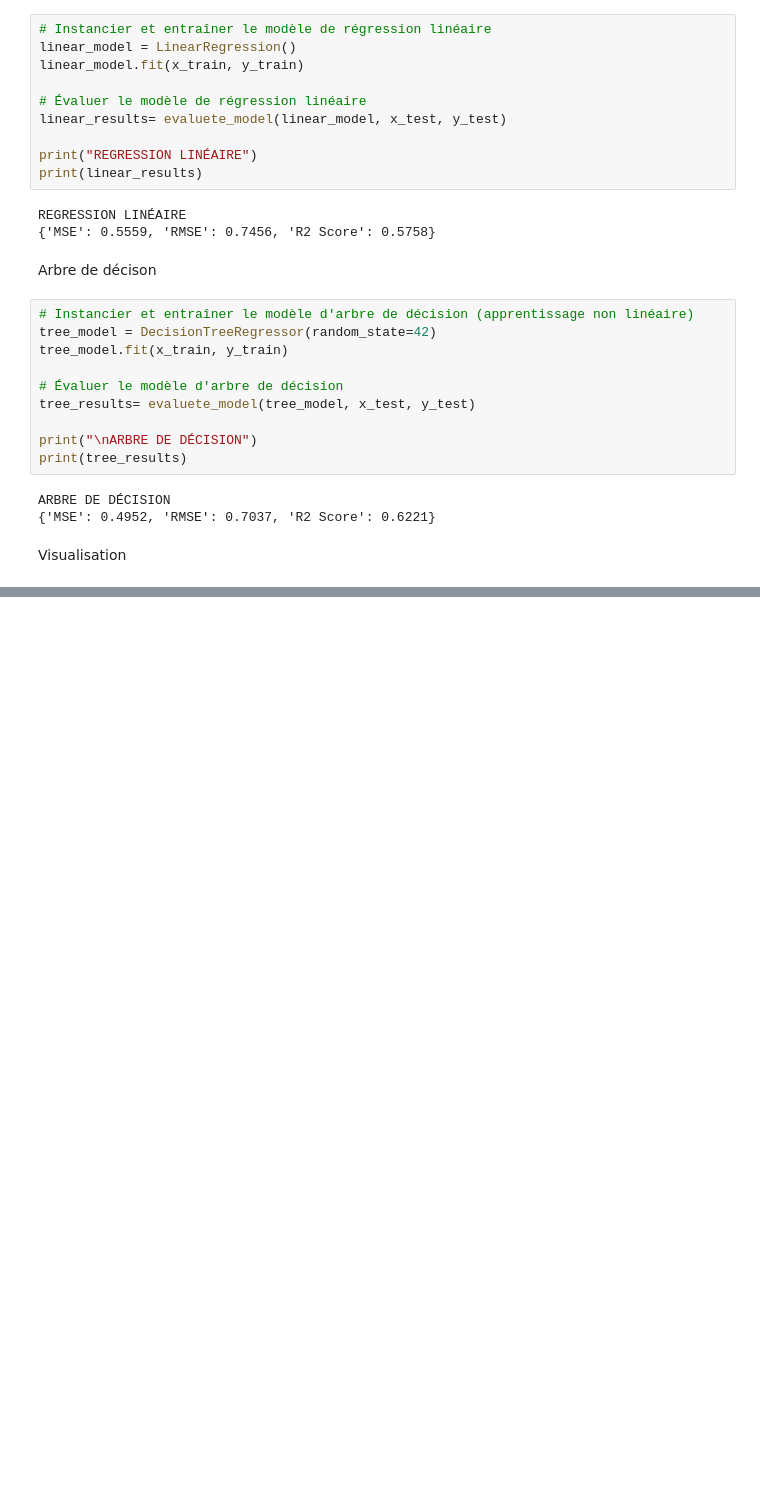
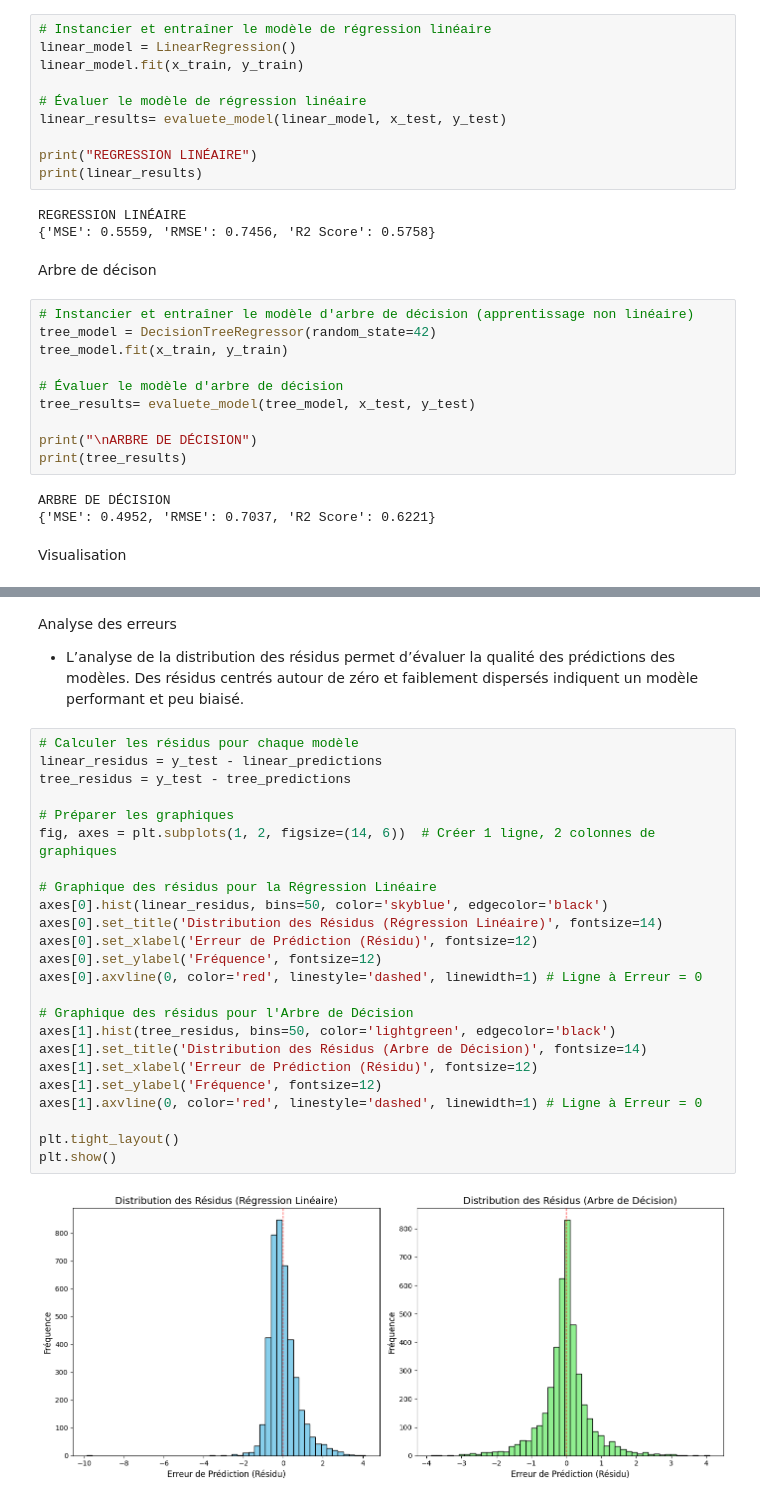
Before and after one commit to Lauriane4/ML-Portfolio-Fundamentals, a Jupyter notebook: Jupyter_Notebooks/regression_comparison.ipynb, the cells around one changed output, grey strips where cells are left out. Saved outputs shown, nothing was run; the diff lists cells and outputs as text; blank space fills up the shorter version.

```diff
--- a/Jupyter_Notebooks/regression_comparison.ipynb
+++ b/Jupyter_Notebooks/regression_comparison.ipynb
@@ -136,0 +193,29 @@ Decision Tree      0.4952  0.7037    0.6221
+# %% [markdown]
+Analyse des erreurs
+- L’analyse de la distribution des résidus permet d’évaluer la qualité des prédictions des modèles. Des résidus centrés autour de zéro et faiblement dispersés indiquent un modèle performant et peu biaisé.
+# %%
+# Calculer les résidus pour chaque modèle
+linear_residus = y_test - linear_predictions
+tree_residus = y_test - tree_predictions
+
+# Préparer les graphiques
+fig, axes = plt.subplots(1, 2, figsize=(14, 6))  # Créer 1 ligne, 2 colonnes de graphiques
+
+# Graphique des résidus pour la Régression Linéaire
+axes[0].hist(linear_residus, bins=50, color='skyblue', edgecolor='black')
+axes[0].set_title('Distribution des Résidus (Régression Linéaire)', fontsize=14)
+axes[0].set_xlabel('Erreur de Prédiction (Résidu)', fontsize=12)
+axes[0].set_ylabel('Fréquence', fontsize=12)
+axes[0].axvline(0, color='red', linestyle='dashed', linewidth=1) # Ligne à Erreur = 0
+
+# Graphique des résidus pour l'Arbre de Décision
+axes[1].hist(tree_residus, bins=50, color='lightgreen', edgecolor='black')
+axes[1].set_title('Distribution des Résidus (Arbre de Décision)', fontsize=14)
+axes[1].set_xlabel('Erreur de Prédiction (Résidu)', fontsize=12)
+axes[1].set_ylabel('Fréquence', fontsize=12)
+axes[1].axvline(0, color='red', linestyle='dashed', linewidth=1) # Ligne à Erreur = 0
+
+plt.tight_layout()
+plt.show()
+# %% [output]
+[figure, added]
```
Also changed, not shown: parts of 4 cells of this notebook.
